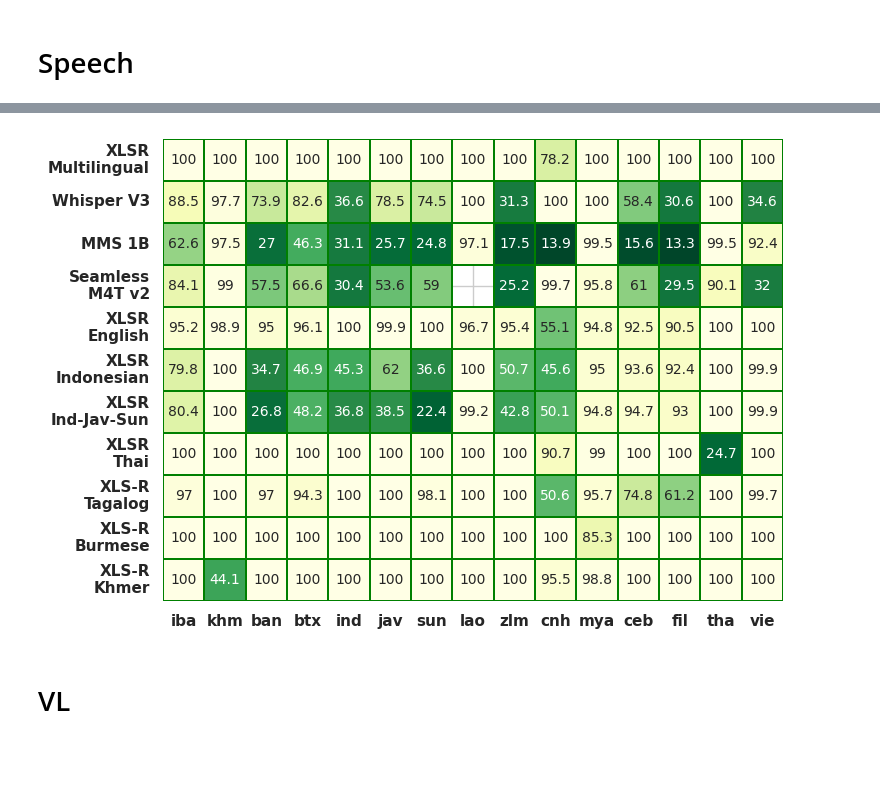
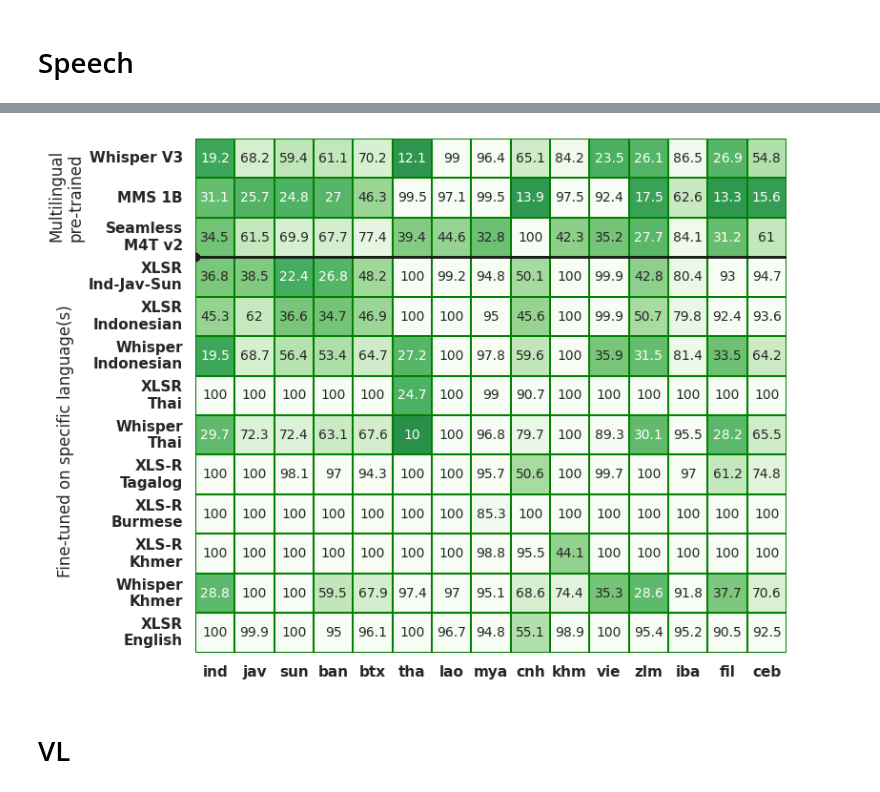
Before and after one commit to SEACrowd/seacrowd-experiments, a Jupyter notebook: notebooks/viz_metrics.ipynb, the cells around one changed output, grey strips where cells are left out. Drawn from its saved outputs; the diff is of its cells as text; code cells hidden in the pictures; blank space fills up the shorter version.

```diff
--- a/notebooks/viz_metrics.ipynb
+++ b/notebooks/viz_metrics.ipynb
@@ -474,7 +498,7 @@ import plotly.express as px
 
 fig = go.Figure()
 
-pdf = df[(df['prompt_lang'] == 'eng')].groupby(['model', 'region'])[['accuracy','macro_f1_score','weighted_f1_score']].mean().reset_index()
+pdf = df[(df['prompt_lang'] == 'eng')].groupby(['model', 'lang'])[['accuracy','macro_f1_score','weighted_f1_score']].mean().reset_index()
 pdf['group'] = pdf['model'].apply(lambda x: model_to_group[x])
 
 for i, group in enumerate(pdf["group"].unique()):
@@ -486,7 +510,7 @@ for i, group in enumerate(pdf["group"].unique()):
 
     fig.add_trace(go.Scatterpolar(
           r=best_model_in_group_pdf['weighted_f1_score'],
-          theta=best_model_in_group_pdf["region"].unique(),
+          theta=best_model_in_group_pdf["lang"].unique(),
           fill='none',
           line=dict(color=model_to_color[best_model_in_group] if group != 'Commercial' else '#000000', width=3),
           marker=dict(size=20, symbol=model_to_index[best_model_in_group]+100),
@@ -529,6 +553,6 @@ fig.update_layout(
     )
 )
 
-fig.write_image('../figures/nlu/weighted_f1_score_per_region_grouped.pdf')
+fig.write_image('../figures/nlu/weighted_f1_score_per_lang_grouped.pdf')
 fig.show()
 # %% [output]
@@ -884,21 +759,3 @@ plt.show()
-# %%
-sns.set(rc={'figure.figsize':(15,6)})
-
-pdf = df.groupby(['dataset', 'model', 'lang'])[['accuracy','micro_f1_score','macro_f1_score','weighted_f1_score']].mean().reset_index()
-pdf = pdf[(~pdf['model'].str.contains('chat')) | (~pdf['model'].str.contains('cendol'))]
-pdf['model_id'] = pdf['model'].apply(lambda x: model_to_index[x])
-pdf['model_name'] = pdf['model'].apply(lambda x: model_to_display_name[x])
-# sns.boxplot(pdf[pdf['lang'] == 'ind'].sort_values('model_id'), x='model', y='macro_f1_score', hue='model', dodge=False)
-pdf = pdf[pdf['lang'] == 'eng'].sort_values('model_id')
-ax = sns.boxenplot(data=pdf, x='model_name', y='accuracy', hue='model', k_depth=3, dodge=False, palette=model_to_color.values())
-# sns.stripplot(pdf[pdf['lang'] == 'ind'].sort_values('model_id'), x='model', y='weighted_f1_score', hue='model', legend=False, alpha=.8)
-# plt.legend(loc='upper left', bbox_to_anchor=(0, 1.2), ncols=6)
-ax.get_legend().set_visible(False)
-plt.xticks(rotation=90)
-plt.ylabel('Accuracy Score (eng)')
-plt.xlabel(None)
-plt.savefig('./figures/accuracy_eng.pdf', bbox_inches='tight')
-plt.show()
 # %% [markdown]
 # NLG
 # %%
@@ -920,5 +777,6 @@ for path in glob.glob('../evaluation/metrics_nlg/*.csv'):
     print(path)
 df = pd.concat(dfs)
 df = pd.merge(df, subset_lang_task_df, on="dataset")
+df = df[df['model'] != 'Qwen-7B-Chat']
 nlg_df = df.copy()
 # %% [output]
@@ -1154,39 +1041,49 @@ which_score = "score"
 heatmap_df = df.groupby(['model', 'region', 'lang'])[[which_score]].mean().sort_values(['model', 'lang']).reset_index()
 heatmap_df = heatmap_df[heatmap_df['model'].isin(model_to_index.keys())]
 heatmap_df[which_score] = heatmap_df[which_score].apply(lambda x: 1 if x > 1 else x)
 heatmap_df[which_score] = heatmap_df[which_score].apply(lambda x: 100*x)
 heatmap_df['model_name'] = heatmap_df['model'].apply(lambda x: model_to_display_name[x])
-model_order = [model_to_display_name[key] for key in model_to_index.keys() if key in heatmap_df['model'].unique()]
-heatmap_df = heatmap_df.sort_values(['region', 'lang'])
+heatmap_df['model_id'] = heatmap_df['model'].apply(lambda x: model_to_index[x])
+model_order = [model_to_display_name[key] for key, _ in sorted(model_to_index.items(), key=lambda item: item[1]) if key in heatmap_df['model'].unique()]
+# heatmap_df = heatmap_df.sort_values(['region', 'lang'])
 heatmap_df = heatmap_df.pivot_table(
     index='model_name', columns='lang', values=which_score).reindex(
     model_order, axis=0).reindex(
-    heatmap_df['lang'].unique().tolist(), axis=1)
+    ['ind', 'jav', 'sun', 'ban', 'btx', 'tha', 'lao', 'mya', 'cnh', 'khm', 'vie', 'zlm', 'iba', 'fil', 'ceb'], axis=1)
 
-sns.set_theme(rc={'figure.figsize':(8, 6)})
+sns.set_theme(rc={'figure.figsize':(8, 7)})
 sns.set(font_scale=1)
 sns.set_style('whitegrid')
 
 ax = sns.heatmap(
     heatmap_df, annot=True,
-    cmap='YlGn_r',
+    cmap='Greens_r',
+    # cmap=matplotlib.colors.ListedColormap(['#709633', '#AACB73', '#CDE990', '#FFFFE8', '#FFD4D4',], name='my_colormap_name'),
     fmt='.3g',
+    vmin=-20,
+    vmax=90,
     linewidth=0.1, linecolor="green",
     cbar=False, annot_kws={"fontsize": 10})
 
 # Set bold ticks
 ax.tick_params(axis='both', which='major', labelsize=11)
 for tick in ax.get_xticklabels():
     tick.set_fontweight('bold')
 for tick in ax.get_yticklabels():
     tick.set_fontweight('bold')
 ax.set_ylabel("")
 ax.set_xlabel("")
 # ax.set_title(which_score)
 
+ax.text(-3.75, 2.5, "Multilingual\npre-trained", rotation=90)
+ax.text(-3.5, 11, "Fine-tuned on specific language(s)", rotation=90)
+
+x1, y1 = [0, 20], [3, 3]
+plt.plot(x1, y1, color="k", marker='o', linewidth=2)
+
 plt.savefig('../figures/speech/asr_results.pdf', bbox_inches='tight')
 # %% [output]
-[figure, old version]
+[figure, new version]
 # %% [markdown]
 # VL
 # %%
```
Also changed, not shown: parts of 39 cells of this notebook, 28 other files.
